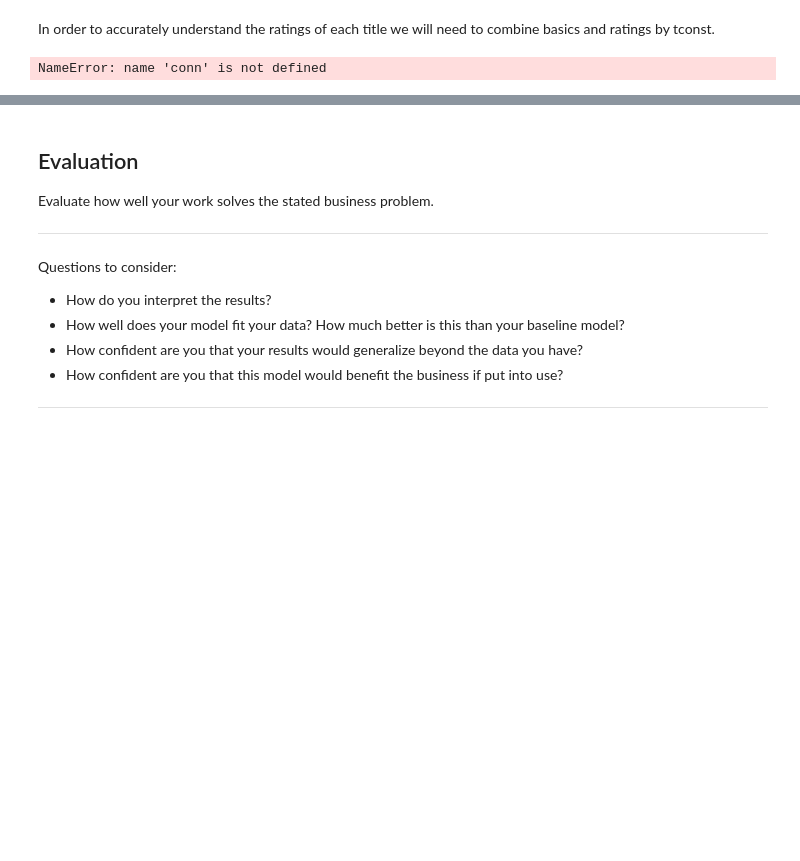
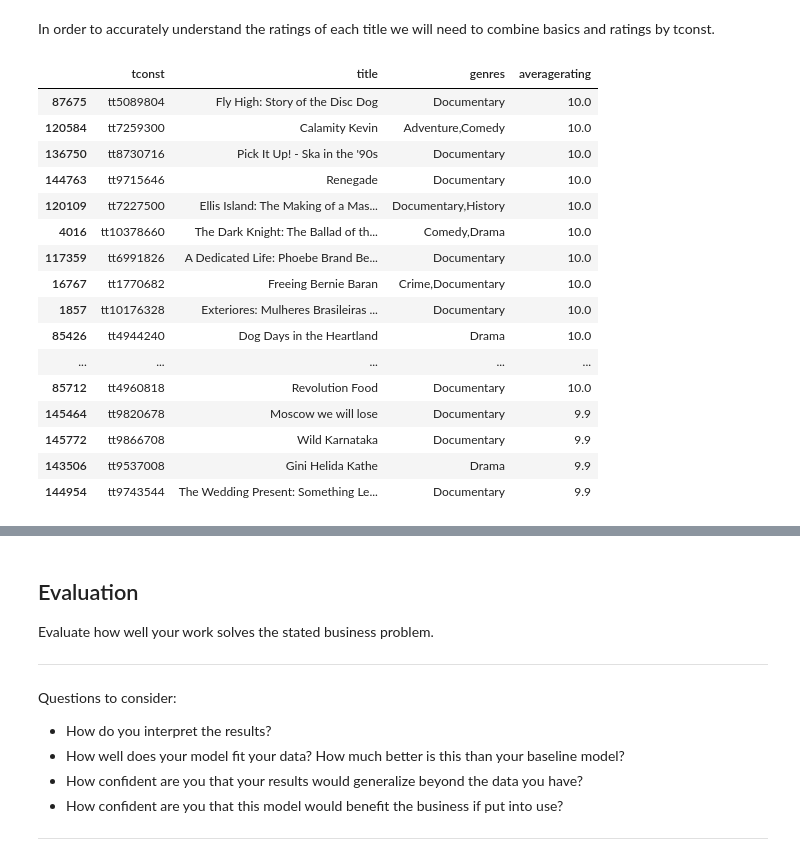
Before and after one commit to ashakeri92/dsc-phase-1-project-v2-3, a Jupyter notebook: analysis.ipynb, the cells around one changed output, grey strips where cells are left out. Saved outputs shown, nothing was run; the diff lists cells and outputs as text; code cells hidden in the pictures; blank space fills up the shorter version.

```diff
--- a/analysis.ipynb
+++ b/analysis.ipynb
@@ -154,14 +204,30 @@ ratings.head()
 | 4 | tt1060240 | 6.5 |
 # %% [markdown]
 In order to accurately understand the ratings of each title we will need to combine basics and ratings by tconst.
-# %%
-q = """
-SELECT averagerating
-FROM ratings
-JOIN primary_title
-    USING(tconst)
-LIMIT 10
-"""
-pd.read_sql(q, conn)
-# %% [output]
-NameError: name 'conn' is not defined
+# %%
+#merge movie ratings and basics, and drop all NaN values in average rating
+
+movie_basics_df = pd.merge(basics,
+                              ratings,
+                              on=['tconst'],
+                              how='left')
+
+movie_basics_df.sort_values(by='averagerating', ascending=False).dropna().head(20)
+# %% [output]
+|  | tconst | title | genres | averagerating |
+| 87675 | tt5089804 | Fly High: Story of the Disc Dog | Documentary | 10.0 |
+| 120584 | tt7259300 | Calamity Kevin | Adventure,Comedy | 10.0 |
+| 136750 | tt8730716 | Pick It Up! - Ska in the '90s | Documentary | 10.0 |
+| 144763 | tt9715646 | Renegade | Documentary | 10.0 |
+| 120109 | tt7227500 | Ellis Island: The Making of a Mas... | Documentary,History | 10.0 |
+| 4016 | tt10378660 | The Dark Knight: The Ballad of th... | Comedy,Drama | 10.0 |
+| 117359 | tt6991826 | A Dedicated Life: Phoebe Brand Be... | Documentary | 10.0 |
+| 16767 | tt1770682 | Freeing Bernie Baran | Crime,Documentary | 10.0 |
+| 1857 | tt10176328 | Exteriores: Mulheres Brasileiras ... | Documentary | 10.0 |
+| 85426 | tt4944240 | Dog Days in the Heartland | Drama | 10.0 |
+| ... | ... | ... | ... | ... |
+| 85712 | tt4960818 | Revolution Food | Documentary | 10.0 |
+| 145464 | tt9820678 | Moscow we will lose | Documentary | 9.9 |
+| 145772 | tt9866708 | Wild Karnataka | Documentary | 9.9 |
+| 143506 | tt9537008 | Gini Helida Kathe | Drama | 9.9 |
+| 144954 | tt9743544 | The Wedding Present: Something Le... | Documentary | 9.9 |
```
Also changed, not shown: parts of 20 cells of this notebook, 1 other file.
